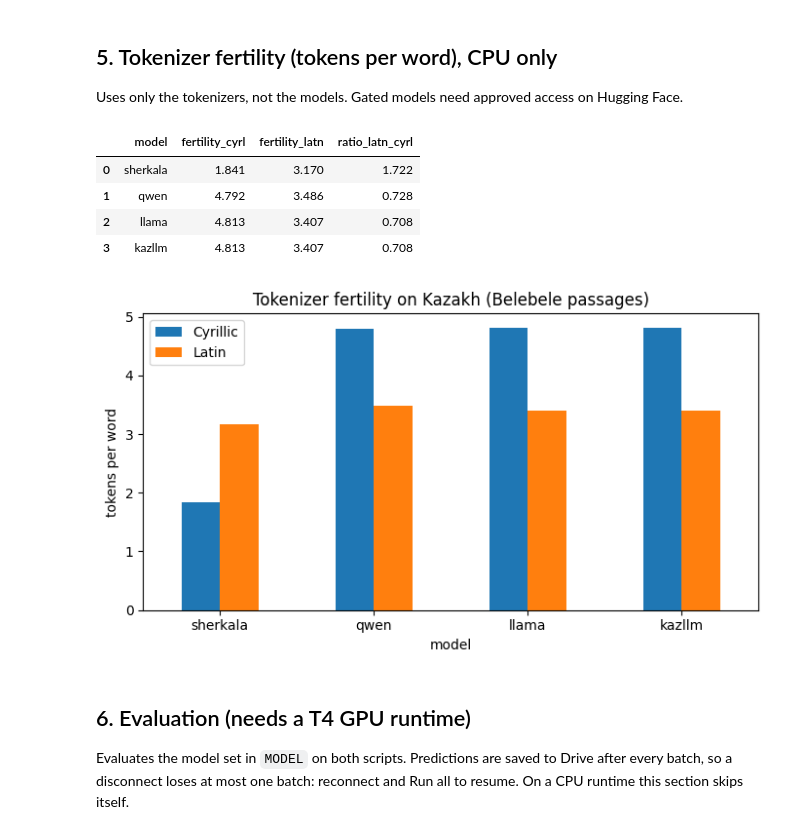
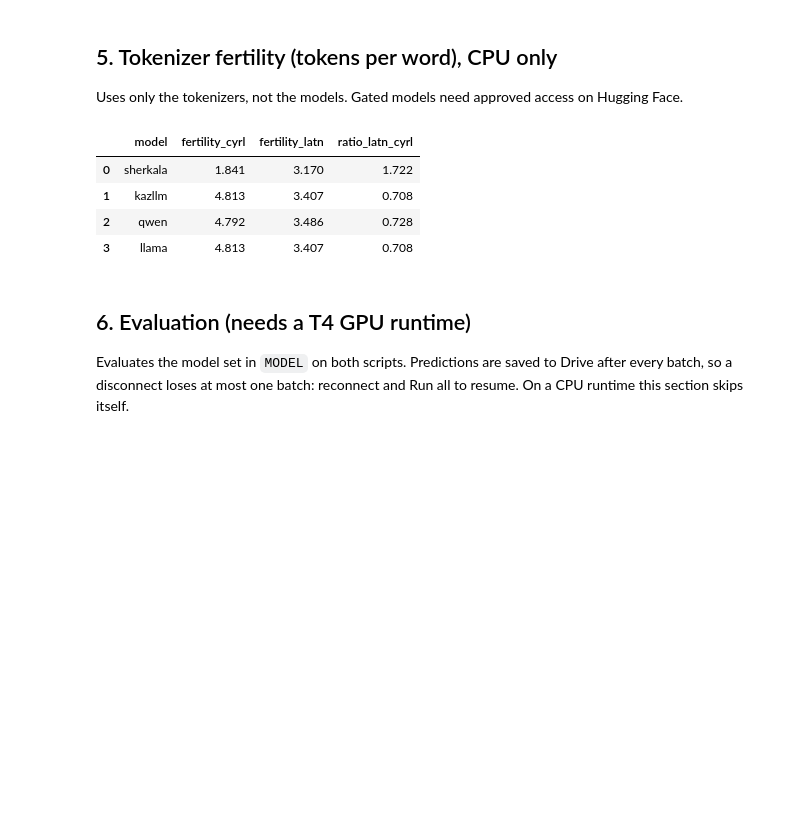
Before and after one commit to zhagypartolkyn/kazakh-latin-robustness, a Jupyter notebook: notebook/kazakh_latin_robustness.ipynb, the cells around one changed output. Drawn from its saved outputs; the diff is of its cells as text; code cells hidden in the pictures; blank space fills up the shorter version.

```diff
--- a/notebook/kazakh_latin_robustness.ipynb
+++ b/notebook/kazakh_latin_robustness.ipynb
@@ -244,41 +255,39 @@ def fertility(tok, texts):
     return toks / words
 
 passages_cyr = sorted({it["flores_passage"] for it in cyr_all})
 passages_lat = [cyr2lat(p) for p in passages_cyr]
 
 old = pd.read_csv(FERT_PATH) if os.path.exists(FERT_PATH) else pd.DataFrame(columns=["model"])
 rows = old.to_dict("records")
 for tag, name in MODELS.items():
     if tag in set(old["model"]):
         continue
     try:
         tk = AutoTokenizer.from_pretrained(name)
     except Exception as e:
         print(f"skip {tag}: cannot load tokenizer ({type(e).__name__}); is access approved?")
         continue
     fc, fl = fertility(tk, passages_cyr), fertility(tk, passages_lat)
     rows.append({"model": tag, "fertility_cyrl": round(fc, 3), "fertility_latn": round(fl, 3),
                  "ratio_latn_cyrl": round(fl / fc, 3)})
     print(f"\n{tag}: Cyrillic {fc:.2f} tok/word, Latin {fl:.2f} tok/word")
     for w in EXAMPLE_WORDS:
         print(f"   {w:15s} -> {tk.tokenize(w)}")
         print(f"   {cyr2lat(w):15s} -> {tk.tokenize(cyr2lat(w))}")
 
 fert = pd.DataFrame(rows)
 if len(fert):
+    # same row order every run (the order of MODELS)
+    fert = fert.sort_values("model", key=lambda s: s.map({t: k for k, t in enumerate(MODELS)}))
     fert.to_csv(FERT_PATH, index=False)
     display(fert)
-    ax = fert.set_index("model")[["fertility_cyrl", "fertility_latn"]].plot.bar(
-        figsize=(7, 4), rot=0, title="Tokenizer fertility on Kazakh (Belebele passages)")
-    ax.set_ylabel("tokens per word"); ax.legend(["Cyrillic", "Latin"])
-    plt.tight_layout(); plt.savefig(f"{OUT}/fertility.png", dpi=200); plt.show()
+    # the figure is saved in section 11
 # %% [output]
 |  | model | fertility_cyrl | fertility_latn | ratio_latn_cyrl |
 | 0 | sherkala | 1.841 | 3.170 | 1.722 |
-| 1 | qwen | 4.792 | 3.486 | 0.728 |
-| 2 | llama | 4.813 | 3.407 | 0.708 |
-| 3 | kazllm | 4.813 | 3.407 | 0.708 |
+| 1 | kazllm | 4.813 | 3.407 | 0.708 |
+| 2 | qwen | 4.792 | 3.486 | 0.728 |
+| 3 | llama | 4.813 | 3.407 | 0.708 |
-[figure, removed]
 # %% [markdown]
 ## 6. Evaluation (needs a T4 GPU runtime)
 Evaluates the model set in `MODEL` on both scripts. Predictions are saved to Drive after every batch, so a disconnect loses at most one batch: reconnect and Run all to resume. On a CPU runtime this section skips itself.
```
Also changed, not shown: parts of 15 cells of this notebook.
